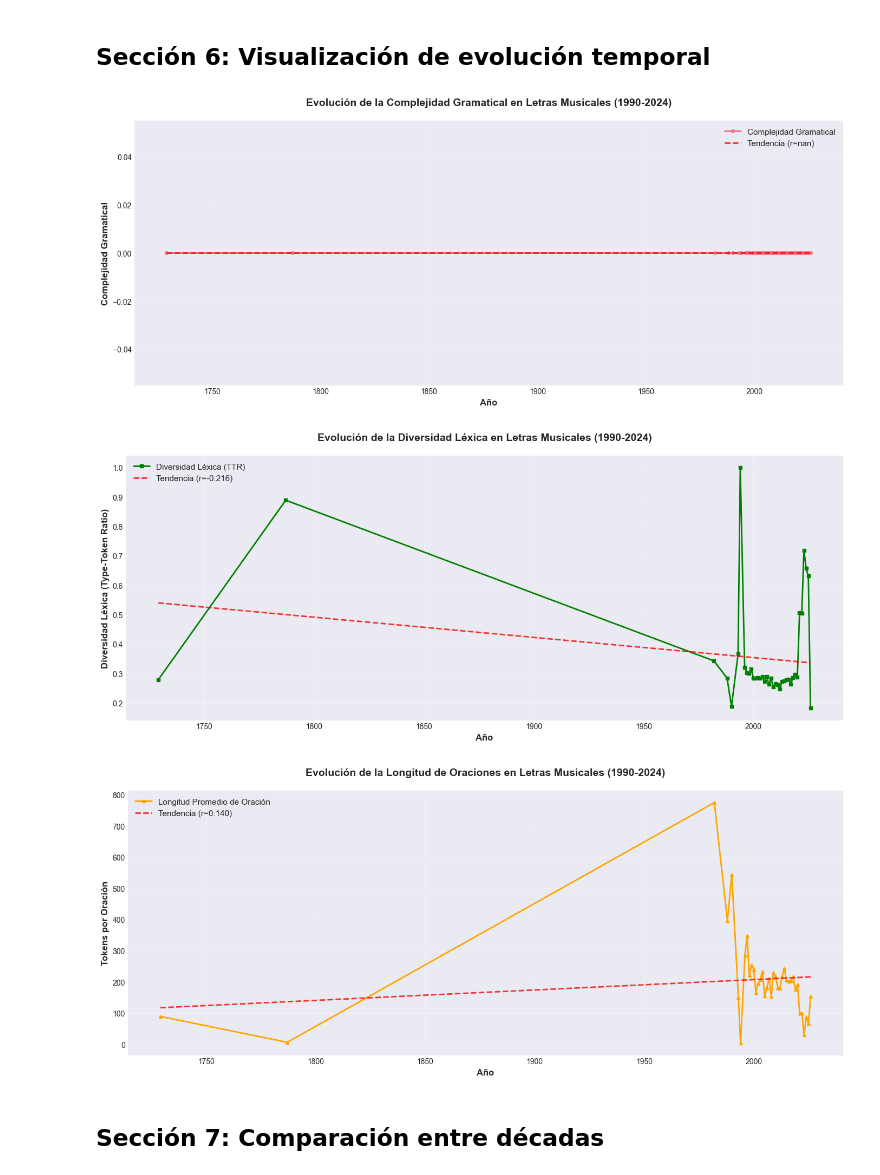
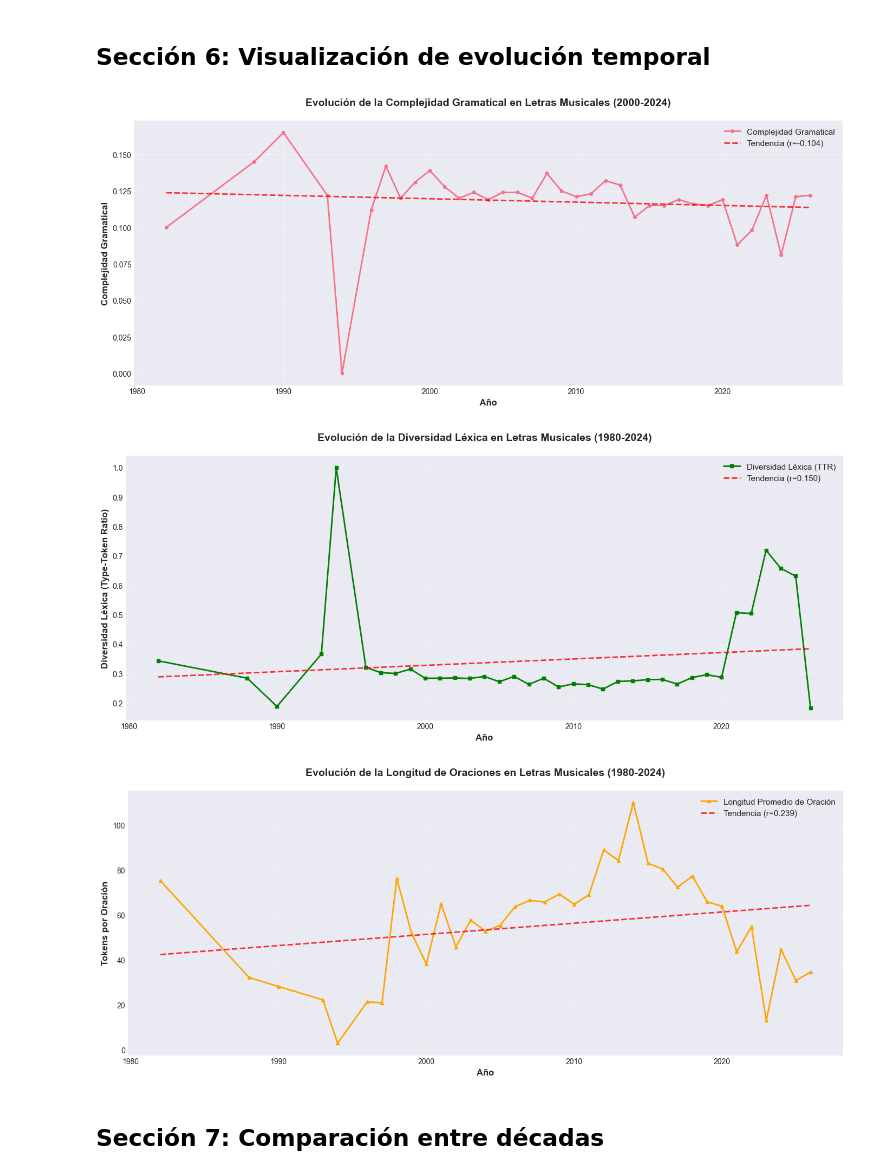
Before and after one commit to nubiaebv/analisis-pln-pos-tagging-musical, a Jupyter notebook: notebooks/06_evolucion_temporal.ipynb, the cells around one changed output. Cells and saved outputs as stored; diff of their text form; code cells hidden in the pictures.

```diff
--- a/notebooks/06_evolucion_temporal.ipynb
+++ b/notebooks/06_evolucion_temporal.ipynb
@@ -31,7 +31,7 @@ print("✓ Librerías importadas correctamente")
 # Cargar datos procesados
 directorio_proyecto = path.obtener_ruta_local()
 df = pd.read_csv(
-    directorio_proyecto + '\\data\\results\\corpus_canciones_spicy.csv',
+    directorio_proyecto + '\\data\\results\\corpus_canciones_spacy.csv',
     delimiter=',',
     decimal=".",
     encoding='utf-8'
@@ -59,3 +59,5 @@ Periodo
 2025.0     11
 2026.0      2
 Name: count, dtype: int64
+# %%
+df = df[df['Periodo'] >= 1980.0]
@@ -319,7 +330,7 @@ ax.plot(años, p(años), "r--", alpha=0.8, linewidth=2, label=f'Tendencia (r={co
 
 ax.set_xlabel('Año', fontsize=12, fontweight='bold')
 ax.set_ylabel('Complejidad Gramatical', fontsize=12, fontweight='bold')
-ax.set_title('Evolución de la Complejidad Gramatical en Letras Musicales (1990-2024)',
+ax.set_title('Evolución de la Complejidad Gramatical en Letras Musicales (2000-2024)',
              fontsize=14, fontweight='bold', pad=20)
 ax.legend(loc='best', fontsize=11)
 ax.grid(True, alpha=0.3)
@@ -340,38 +351,38 @@ ax.plot(años, p(años), "r--", alpha=0.8, linewidth=2, label=f'Tendencia (r={co
 
 ax.set_xlabel('Año', fontsize=12, fontweight='bold')
 ax.set_ylabel('Diversidad Léxica (Type-Token Ratio)', fontsize=12, fontweight='bold')
-ax.set_title('Evolución de la Diversidad Léxica en Letras Musicales (1990-2024)',
+ax.set_title('Evolución de la Diversidad Léxica en Letras Musicales (1980-2024)',
              fontsize=14, fontweight='bold', pad=20)
 ax.legend(loc='best', fontsize=11)
 ax.grid(True, alpha=0.3)
 
 plt.tight_layout()
 plt.show()
 
 # Gráfico 3: Evolución de longitud de oraciones
 fig, ax = plt.subplots(figsize=(14, 6))
 
 ax.plot(tendencias_anuales.index, tendencias_anuales['Long_Oracion'],
         marker='^', linewidth=2, markersize=4, color='orange', label='Longitud Promedio de Oración')
 
 # Añadir línea de tendencia
 z = np.polyfit(años, longitud, 1)
 p = np.poly1d(z)
 ax.plot(años, p(años), "r--", alpha=0.8, linewidth=2, label=f'Tendencia (r={corr_longitud:.3f})')
 
 ax.set_xlabel('Año', fontsize=12, fontweight='bold')
 ax.set_ylabel('Tokens por Oración', fontsize=12, fontweight='bold')
-ax.set_title('Evolución de la Longitud de Oraciones en Letras Musicales (1990-2024)',
+ax.set_title('Evolución de la Longitud de Oraciones en Letras Musicales (1980-2024)',
              fontsize=14, fontweight='bold', pad=20)
 ax.legend(loc='best', fontsize=11)
 ax.grid(True, alpha=0.3)
 
 plt.tight_layout()
 plt.show()
 # %% [output]
-[figure, old version]
+[figure, new version]
-[figure, old version]
+[figure, new version]
-[figure, old version]
+[figure, new version]
 # %% [markdown]
 ## Sección 7: Comparación entre décadas
 # %%
```
Also changed, not shown: parts of 11 cells of this notebook, 10 other files.
